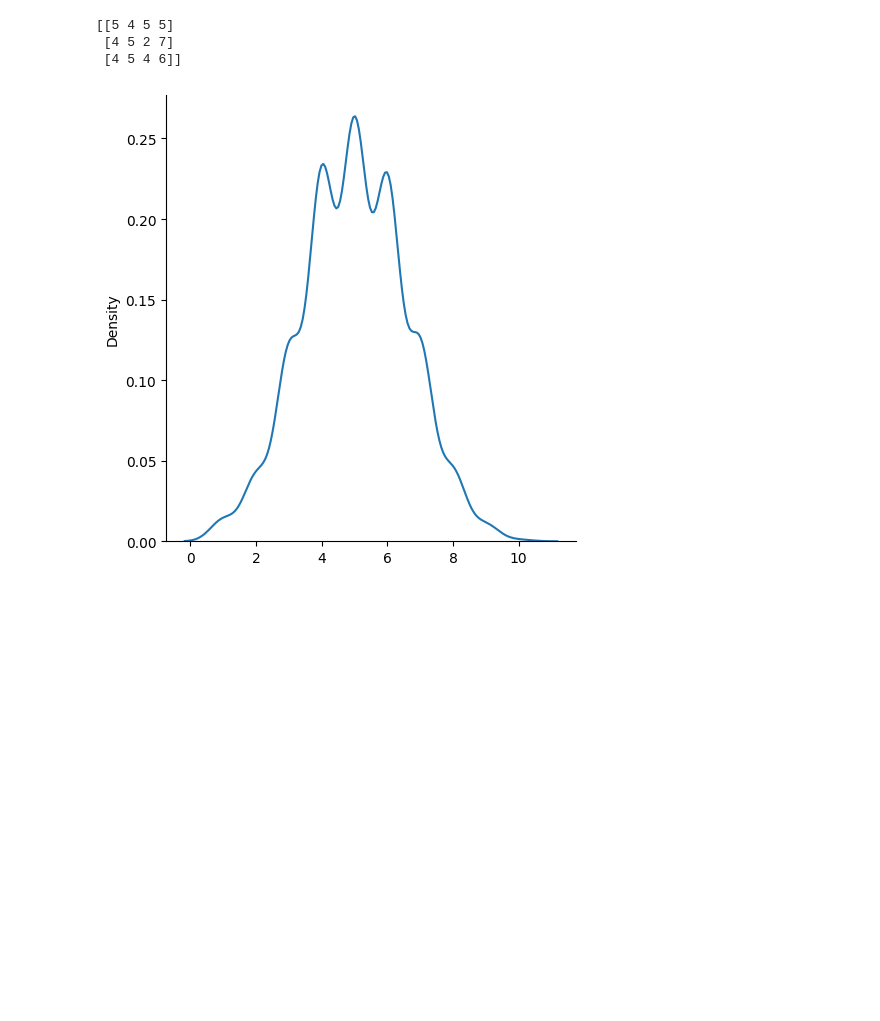
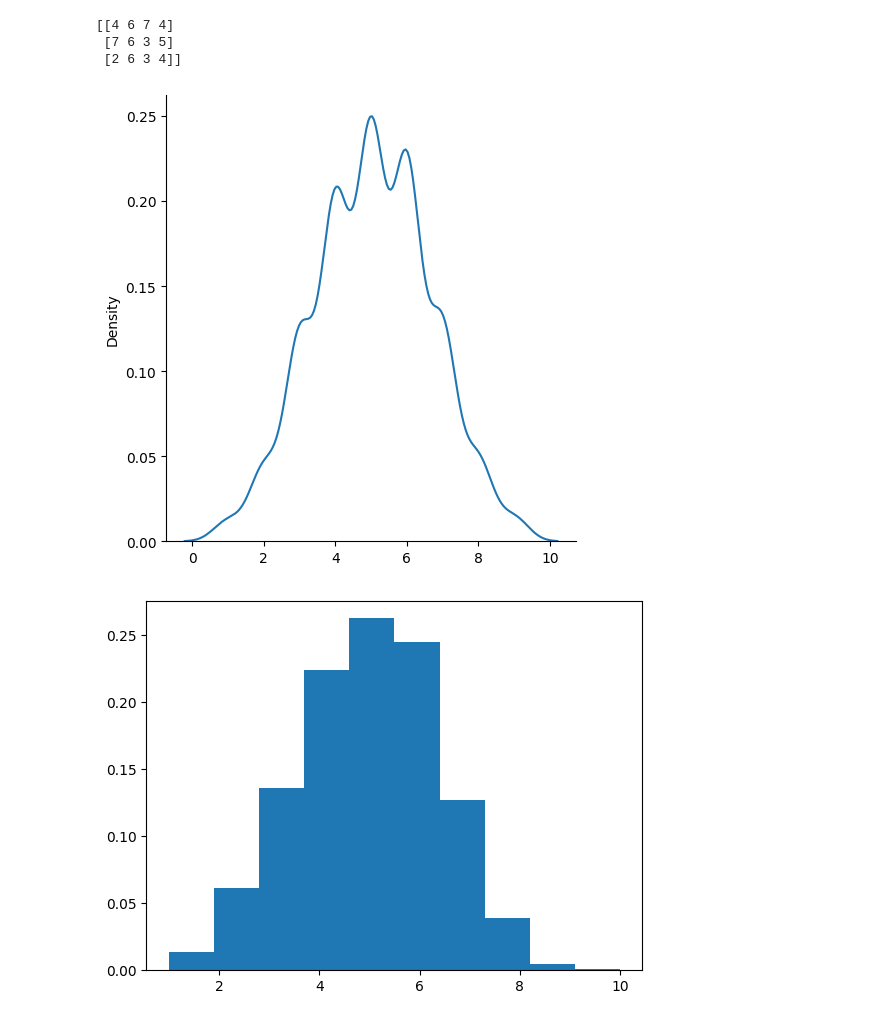
Before and after one commit to Dhanas3kar/Python-Libraries, a Jupyter notebook: Numpy/Numpy Distribution.ipynb, the cells around one changed output. Saved outputs shown, nothing was run; the diff lists cells and outputs as text; code cells hidden in the pictures; blank space fills up the shorter version.

```diff
--- a/Numpy/Numpy Distribution.ipynb
+++ b/Numpy/Numpy Distribution.ipynb
@@ -38,11 +38,18 @@ plt.show()
 # %%
 #binomial distribution
 x=random.binomial(n=10, p=0.5, size=(3,4))
 print(x)
 sns.displot(np.random.binomial(n=10, p=0.5, size=1000), kind='kde')
 plt.show()
+
+
+n,p,size = 10,0.5,1000
+data= np.random.binomial(n,p,size)
+count, bins, ignored = plt.hist(data, 10, density=True)
+plt.show()
 # %% [output]
-[[5 4 5 5]
- [4 5 2 7]
- [4 5 4 6]]
+[[4 6 7 4]
+ [7 6 3 5]
+ [2 6 3 4]]
-[figure, old version]
+[figure, new version]
+[figure, added]
```
Also changed, not shown: parts of 6 cells of this notebook.
